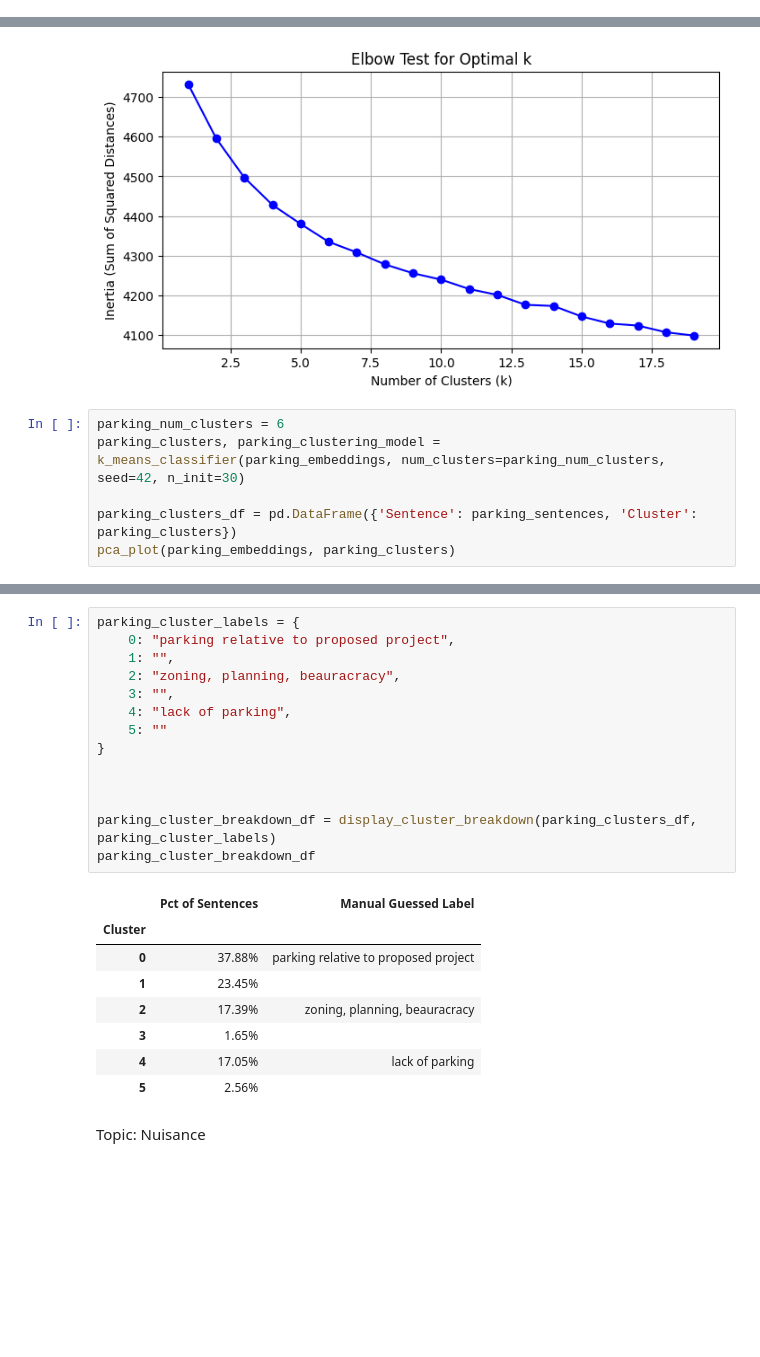
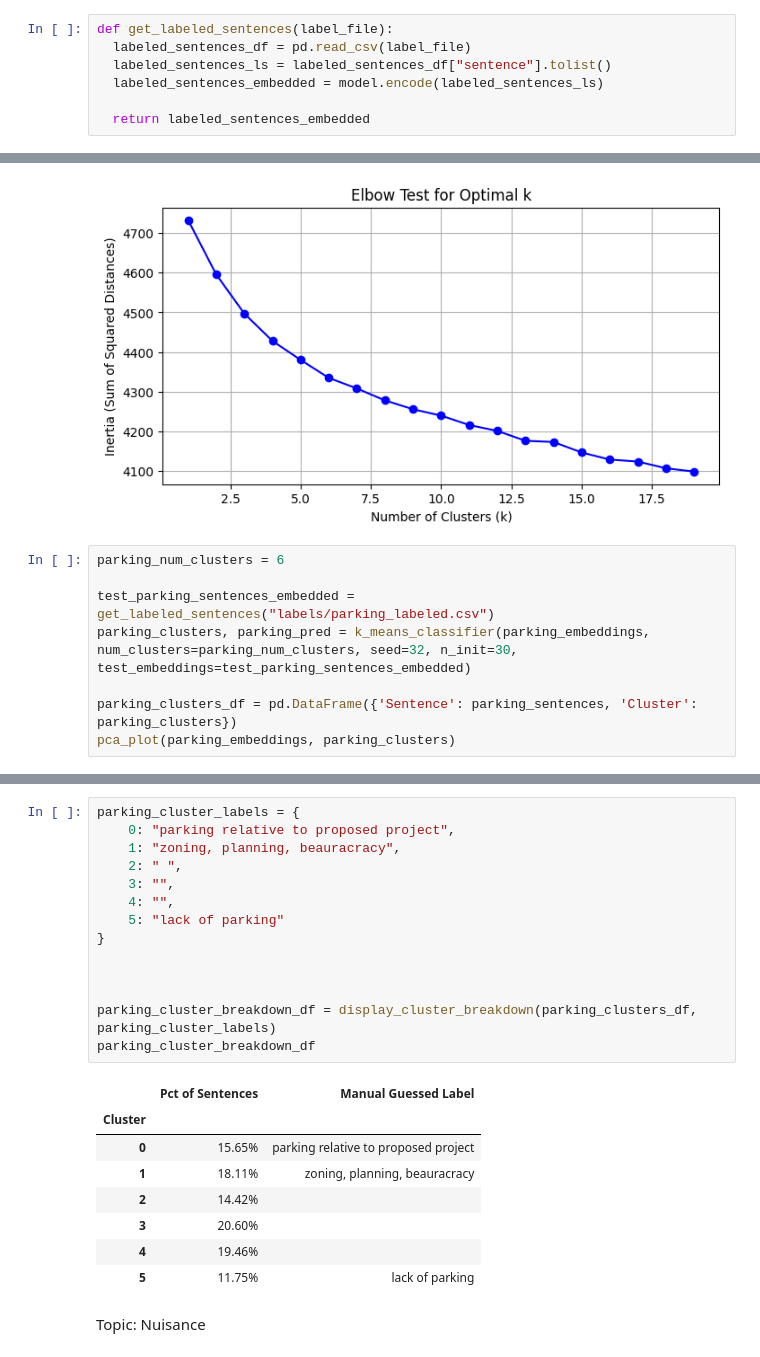
Before and after one commit to mpham8/kestelman-research, a Jupyter notebook: text-data-context/k-mean-clustering.ipynb, the cells around one changed output, grey strips where cells are left out. Saved outputs shown, nothing was run; the diff lists cells and outputs as text; blank space fills up the shorter version.

```diff
--- a/text-data-context/k-mean-clustering.ipynb
+++ b/text-data-context/k-mean-clustering.ipynb
@@ -52,6 +52,13 @@ def elbow_test(embeddings):
   plt.show()
 # %% [markdown]
 K-means Classifier
+# %%
+def get_labeled_sentences(label_file):
+  labeled_sentences_df = pd.read_csv(label_file)
+  labeled_sentences_ls = labeled_sentences_df["sentence"].tolist()
+  labeled_sentences_embedded = model.encode(labeled_sentences_ls)
+
+  return labeled_sentences_embedded
 # %%
 # def k_means_classifier(embeddings, num_clusters=8, seed=42, n_init=10):
 #   clustering_model = KMeans(n_clusters=num_clusters, random_state=seed)
@@ -166,7 +247,9 @@ elbow_test(parking_embeddings)
 [figure]
 # %%
 parking_num_clusters = 6
-parking_clusters, parking_clustering_model = k_means_classifier(parking_embeddings, num_clusters=parking_num_clusters, seed=42, n_init=30)
+
+test_parking_sentences_embedded = get_labeled_sentences("labels/parking_labeled.csv")
+parking_clusters, parking_pred = k_means_classifier(parking_embeddings, num_clusters=parking_num_clusters, seed=32, n_init=30, test_embeddings=test_parking_sentences_embedded)
 
 parking_clusters_df = pd.DataFrame({'Sentence': parking_sentences, 'Cluster': parking_clusters})
 pca_plot(parking_embeddings, parking_clusters)
@@ -196,26 +298,26 @@ Cluster 1:
 # %%
 parking_cluster_labels = {
     0: "parking relative to proposed project",
-    1: "",
-    2: "zoning, planning, beauracracy",
+    1: "zoning, planning, beauracracy",
+    2: " ",
     3: "",
-    4: "lack of parking",
-    5: ""
+    4: "",
+    5: "lack of parking"
 }
 
 
 
 parking_cluster_breakdown_df = display_cluster_breakdown(parking_clusters_df, parking_cluster_labels)
 parking_cluster_breakdown_df
 # %% [output]
 |  | Pct of Sentences | Manual Guessed Label |
 | Cluster |  |  |
-| 0 | 37.88% | parking relative to proposed project |
-| 1 | 23.45% |  |
-| 2 | 17.39% | zoning, planning, beauracracy |
-| 3 | 1.65% |  |
-| 4 | 17.05% | lack of parking |
-| 5 | 2.56% |  |
+| 0 | 15.65% | parking relative to proposed project |
+| 1 | 18.11% | zoning, planning, beauracracy |
+| 2 | 14.42% |  |
+| 3 | 20.60% |  |
+| 4 | 19.46% |  |
+| 5 | 11.75% | lack of parking |
 # %% [markdown]
 Topic: Nuisance
 # %%
```
Also changed, not shown: parts of 18 cells of this notebook.
